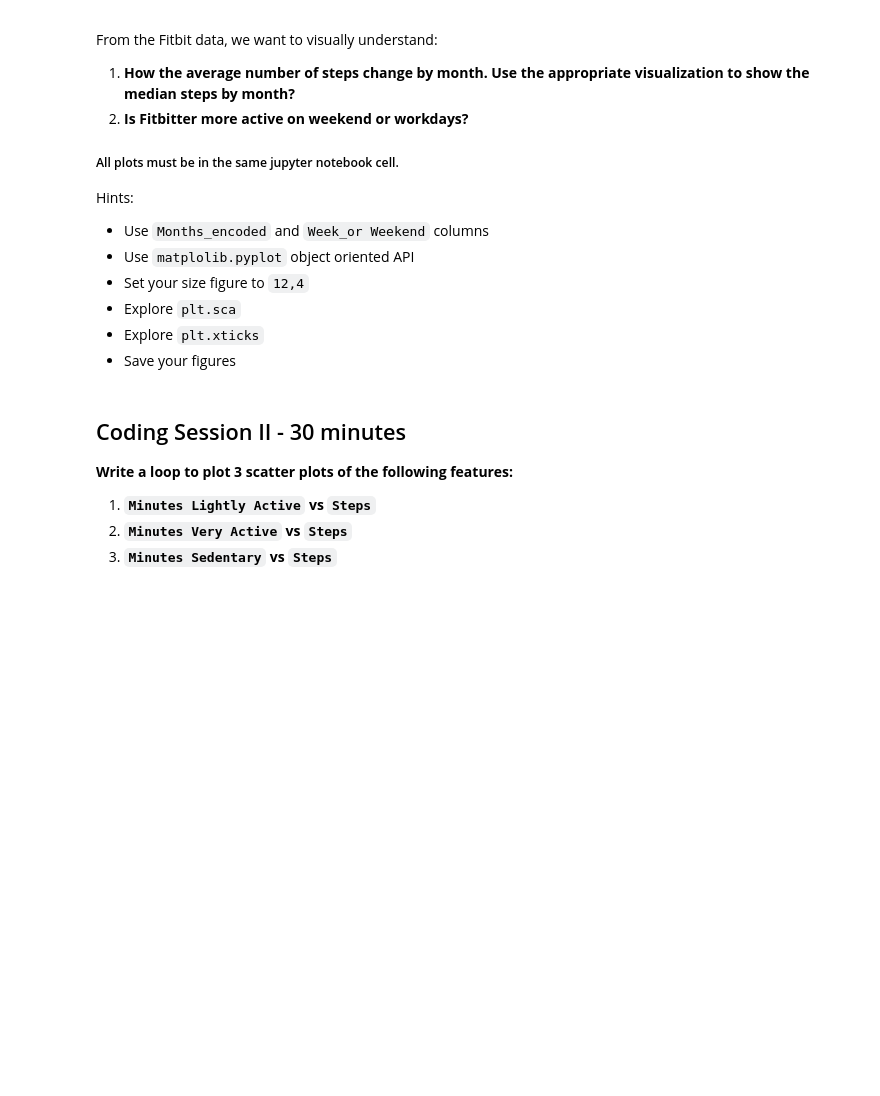
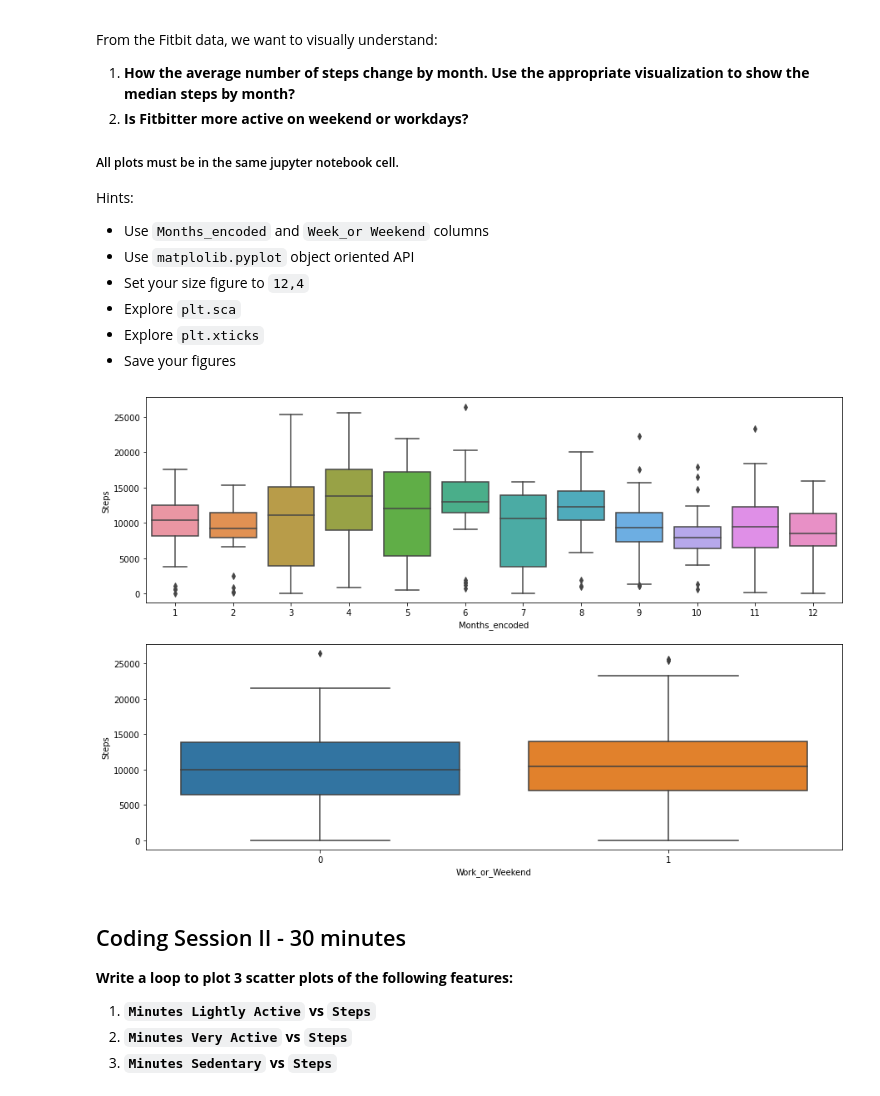
Before and after one commit to ta-data-mexpt/lab-matplotlib-seaborn, a Jupyter notebook: your-code/challenge-2.ipynb, the cells around one changed output. Cells and saved outputs as stored; diff of their text form; code cells hidden in the pictures; blank space fills up the shorter version.

```diff
--- a/your-code/challenge-2.ipynb
+++ b/your-code/challenge-2.ipynb
@@ -50,3 +48,15 @@ Hints:
+# %%
+# Driver 1 enter codes here
+fig, axs = plt.subplots(2, 1, figsize=(15, 10))
+
+sns.boxplot(ax=axs[0],x = fitbit['Months_encoded'], y = fitbit['Steps'])
+# fitbitter is somewhat more active in the summer than in the winter months
+
+sns.boxplot(ax=axs[1],x = fitbit['Work_or_Weekend'], y = fitbit['Steps']);
+
+fig.savefig("Session_1.jpg")
+# %% [output]
+[figure, added]
 # %% [markdown]
 ## Coding Session II - 30 minutes
 
```
Also changed, not shown: parts of 3 cells of this notebook, 1 other file.
